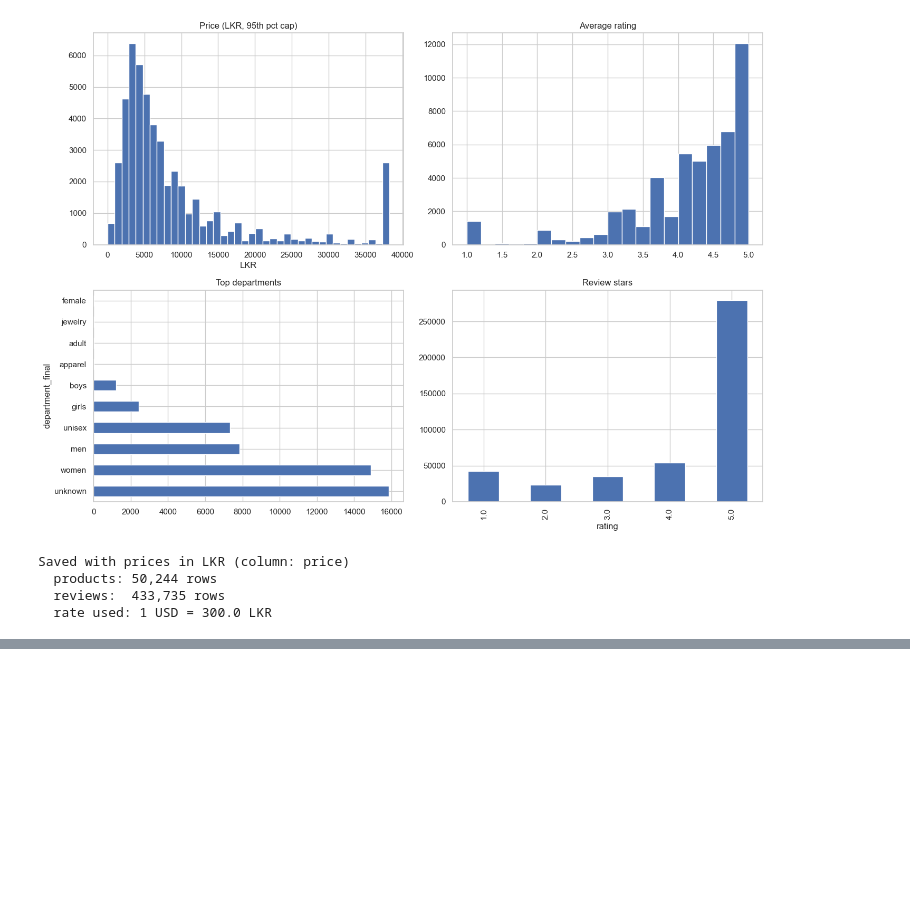
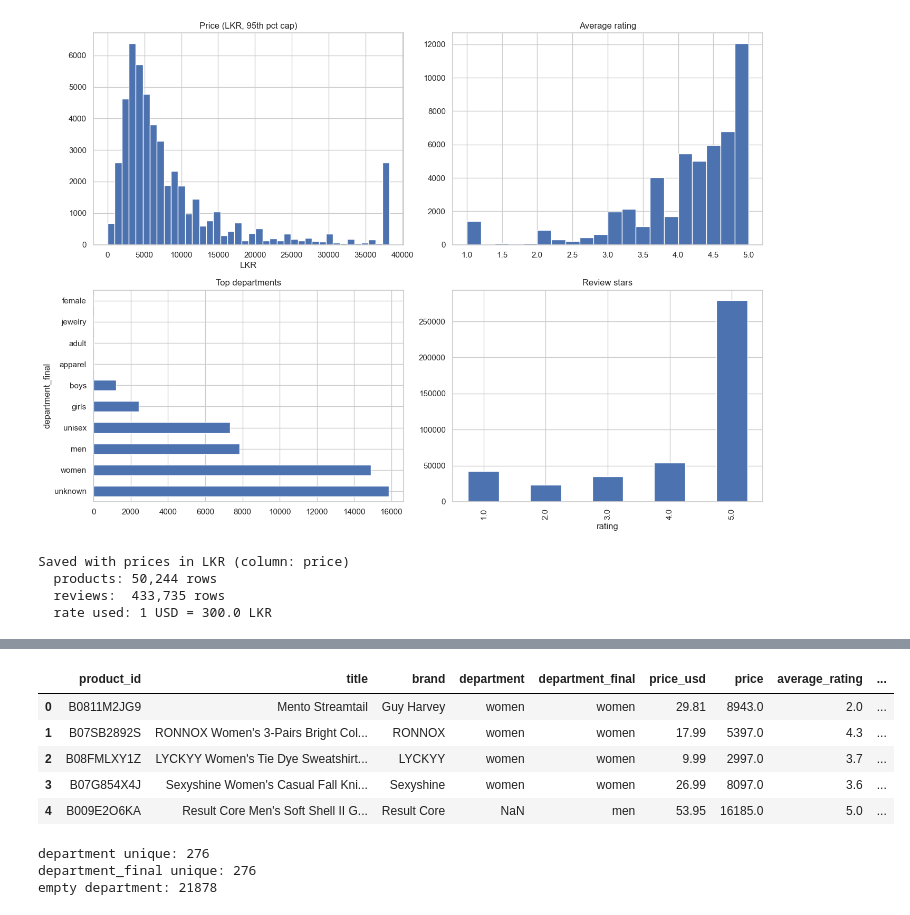
Before and after one commit to Jayasanka-madhawa/fitwise, a Jupyter notebook: visualize_data.ipynb, the cells around one changed output, grey strips where cells are left out. Drawn from its saved outputs; the diff is of its cells as text; code cells hidden in the pictures; blank space fills up the shorter version.

```diff
--- a/visualize_data.ipynb
+++ b/visualize_data.ipynb
@@ -552,0 +572,19 @@ Saved with prices in LKR (column: price)
+# %%
+products_df = pd.read_csv(out_dir / "products_priced_full.csv")
+products_df.head()
+# %% [output]
+|  | product_id | title | brand | department | department_final | price_usd | price | average_rating | ... |
+| 0 | B0811M2JG9 | Mento Streamtail | Guy Harvey | women | women | 29.81 | 8943.0 | 2.0 | ... |
+| 1 | B07SB2892S | RONNOX Women's 3-Pairs Bright Col... | RONNOX | women | women | 17.99 | 5397.0 | 4.3 | ... |
+| 2 | B08FMLXY1Z | LYCKYY Women's Tie Dye Sweatshirt... | LYCKYY | women | women | 9.99 | 2997.0 | 3.7 | ... |
+| 3 | B07G854X4J | Sexyshine Women's Casual Fall Kni... | Sexyshine | women | women | 26.99 | 8097.0 | 3.6 | ... |
+| 4 | B009E2O6KA | Result Core Men's Soft Shell II G... | Result Core | NaN | men | 53.95 | 16185.0 | 5.0 | ... |
+# %%
+# Basic counts
+print("department unique:", products_df["department"].nunique(dropna=False))
+print("department_final unique:", products_df["department_final"].nunique(dropna=False))
+print("empty department:", products_df["department"].isna().sum())
+# %% [output]
+department unique: 276
+department_final unique: 276
+empty department: 21878
```
Also changed, not shown: parts of 5 cells of this notebook, 3 other files.
